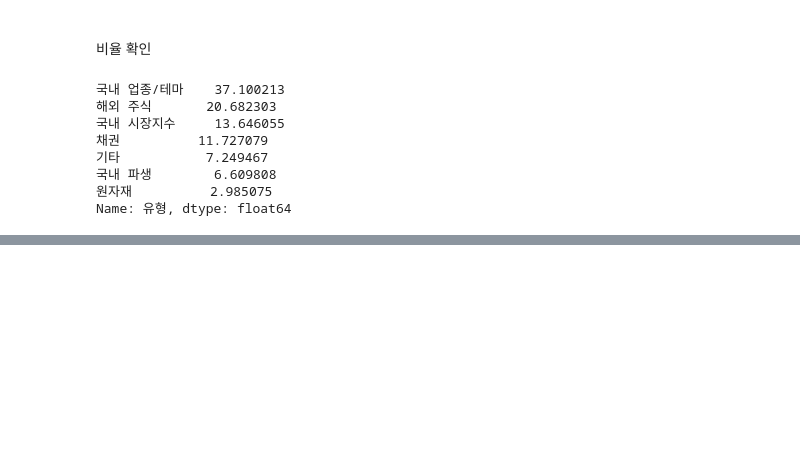
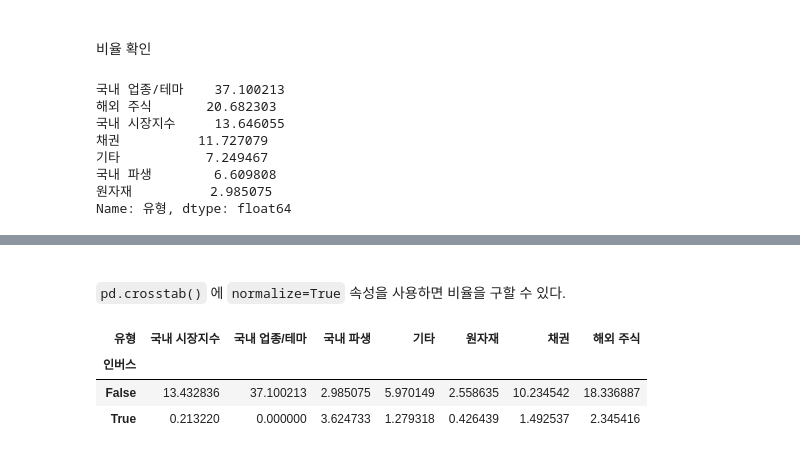
Before and after one commit to zgotter/financial-data-analysis-with-python, a Jupyter notebook: 09_ETF-data-analysis-and-visualization.ipynb, the cells around one changed output, grey strips where cells are left out. Drawn from its saved outputs; the diff is of its cells as text; code cells hidden in the pictures; blank space fills up the shorter version.

```diff
--- a/09_ETF-data-analysis-and-visualization.ipynb
+++ b/09_ETF-data-analysis-and-visualization.ipynb
@@ -382,0 +418,12 @@ Name: 유형, dtype: float64
+# %% [markdown]
+<br>
+
+`pd.crosstab()` 에 `normalize=True` 속성을 사용하면 비율을 구할 수 있다.
+# %%
+n = pd.crosstab(df['인버스'], df['유형'], normalize=True) * 100
+n
+# %% [output]
+| 유형 | 국내 시장지수 | 국내 업종/테마 | 국내 파생 | 기타 | 원자재 | 채권 | 해외 주식 |
+| 인버스 |  |  |  |  |  |  |  |
+| False | 13.432836 | 37.100213 | 2.985075 | 5.970149 | 2.558635 | 10.234542 | 18.336887 |
+| True | 0.213220 | 0.000000 | 3.624733 | 1.279318 | 0.426439 | 1.492537 | 2.345416 |
```
Also changed, not shown: parts of 13 cells of this notebook.
